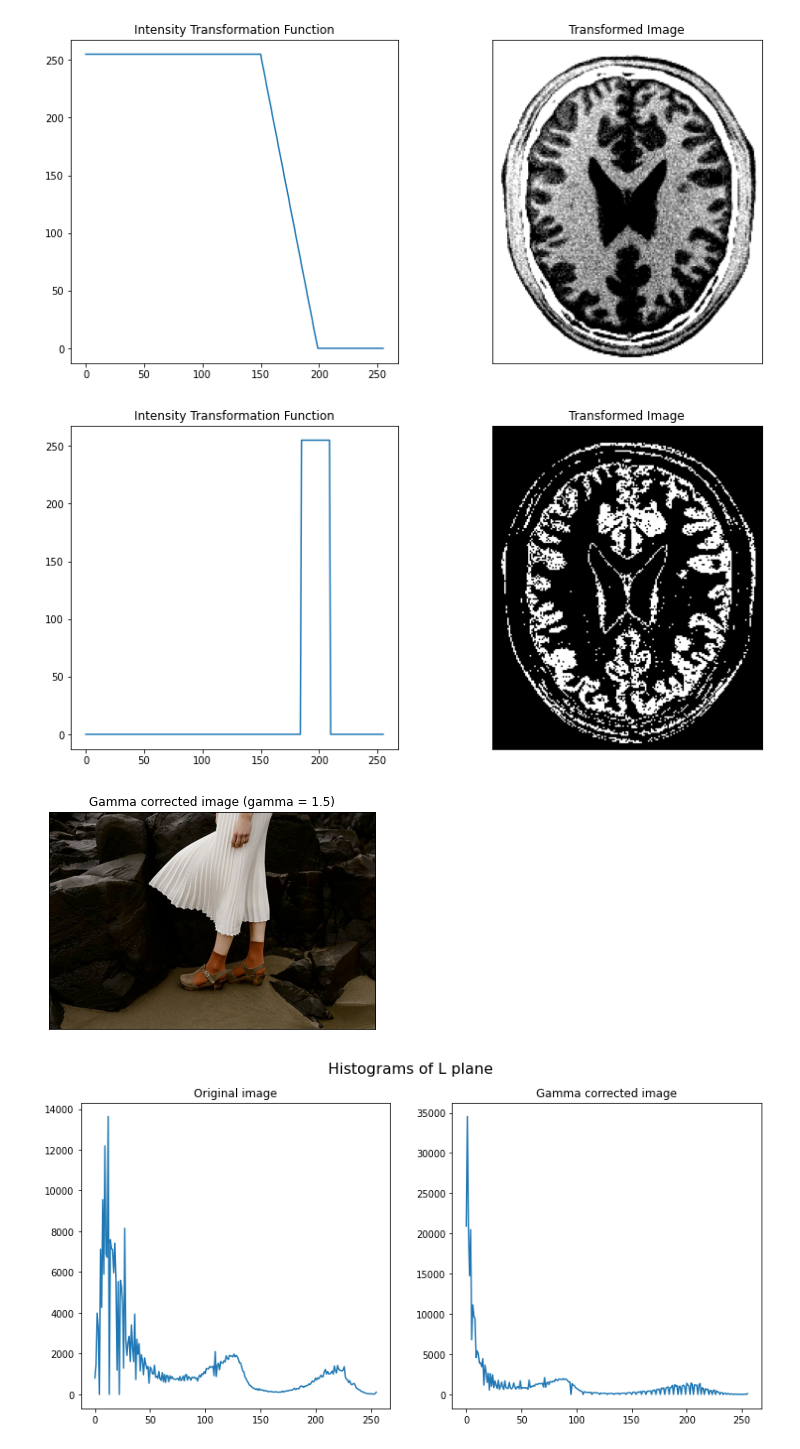
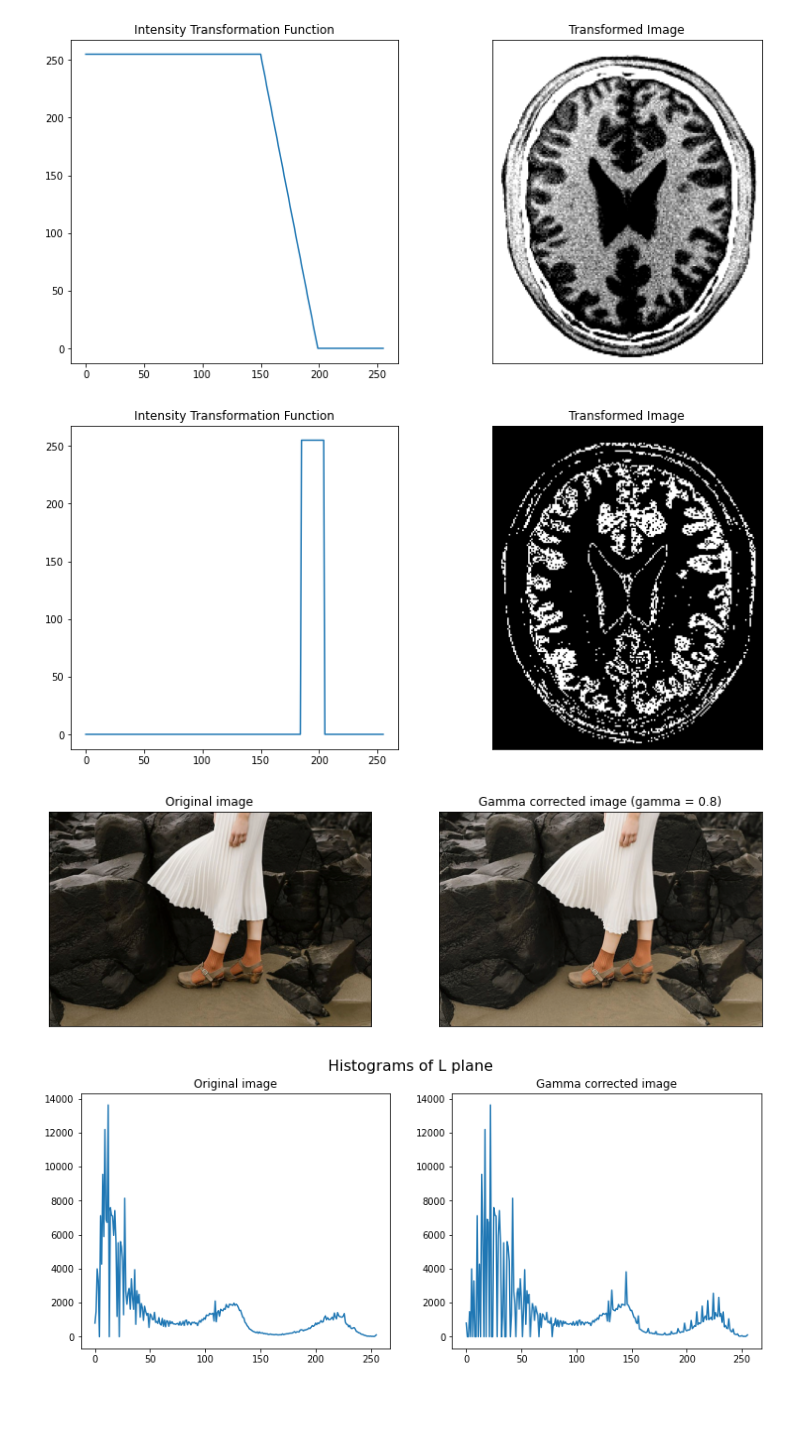
Before and after one commit to GevinduGanganath/EN2550, a Jupyter notebook: Assignment 1/Assignment 1.ipynb, the cells around one changed output. Cells and saved outputs as stored; diff of their text form; code cells hidden in the pictures; blank space fills up the shorter version.

```diff
--- a/Assignment 1/Assignment 1.ipynb
+++ b/Assignment 1/Assignment 1.ipynb
@@ -51,7 +51,7 @@ plt.show()
 [figure]
 # %%
 # Question 2-b
-transform3 = np.concatenate((np.linspace(0, 0, 185), np.linspace(255, 255, 25), np.linspace(0, 0, 46)), axis=0).astype(np.uint8)
+transform3 = np.concatenate((np.linspace(0, 0, 185), np.linspace(255, 255, 20), np.linspace(0, 0, 51)), axis=0).astype(np.uint8)
 
 fig2_transformed_2 = cv.LUT(fig2, transform3)
 fig, ax = plt.subplots(1, 2, figsize=(13, 6))
@@ -65,33 +65,39 @@ plt.savefig(r"Report/Images/2b.jpg")
 
 plt.show()
 # %% [output]
-[figure, old version]
+[figure, new version]
 # %%
-# Question 3-a
-gamma = 1.5
+# Question 3
+gamma = 0.8
 
 fig3 = cv.imread(r"Images/highlights_and_shadows.jpg")
+assert fig3 is not None
 fig3 = cv.cvtColor(fig3, cv.COLOR_BGR2Lab)
+fig3_rbg = cv.cvtColor(fig3, cv.COLOR_Lab2RGB)
 original_hist = cv.calcHist([fig3], [0], None, [256], [0, 256])
 transform4 = np.array([((i/255)**gamma)*255 for i in range(256)]).astype(np.uint8)
 fig3[:,:,0] = cv.LUT(fig3[:,:,0], transform4)
 transformed_hist = cv.calcHist([fig3], [0], None, [256], [0, 256])
 fig3 = cv.cvtColor(fig3, cv.COLOR_Lab2RGB)
 
-fig, ax = plt.subplots()
-ax.imshow(fig3)
-ax.get_xaxis().set_visible(False)
-ax.get_yaxis().set_visible(False)
-ax.set_title("Gamma corrected image (gamma = "+str(gamma)+")")
+fig, ax = plt.subplots(1, 2, figsize=(13, 4))
+ax[0].imshow(fig3_rbg)
+ax[0].get_xaxis().set_visible(False)
+ax[0].get_yaxis().set_visible(False)
+ax[0].set_title("Original image")
+ax[1].imshow(fig3)
+ax[1].get_xaxis().set_visible(False)
+ax[1].get_yaxis().set_visible(False)
+ax[1].set_title("Gamma corrected image (gamma = "+str(gamma)+")")
 plt.savefig(r"Report/Images/31.jpg")
-fig, ax = plt.subplots(1, 2, figsize=(13, 6))
+fig, ax = plt.subplots(1, 2, figsize=(13, 5))
 fig.suptitle('Histograms of L plane', fontsize=16)
 ax[0].plot(original_hist)
 ax[0].set_title("Original image")
 ax[1].plot(transformed_hist)
 ax[1].set_title("Gamma corrected image")
 plt.savefig(r"Report/Images/32.jpg")
 plt.show()
 # %% [output]
-[figure, old version]
+[figure, new version]
-[figure, old version]
+[figure, new version]
```
Also changed, not shown: parts of 3 cells of this notebook, 16 other files.
